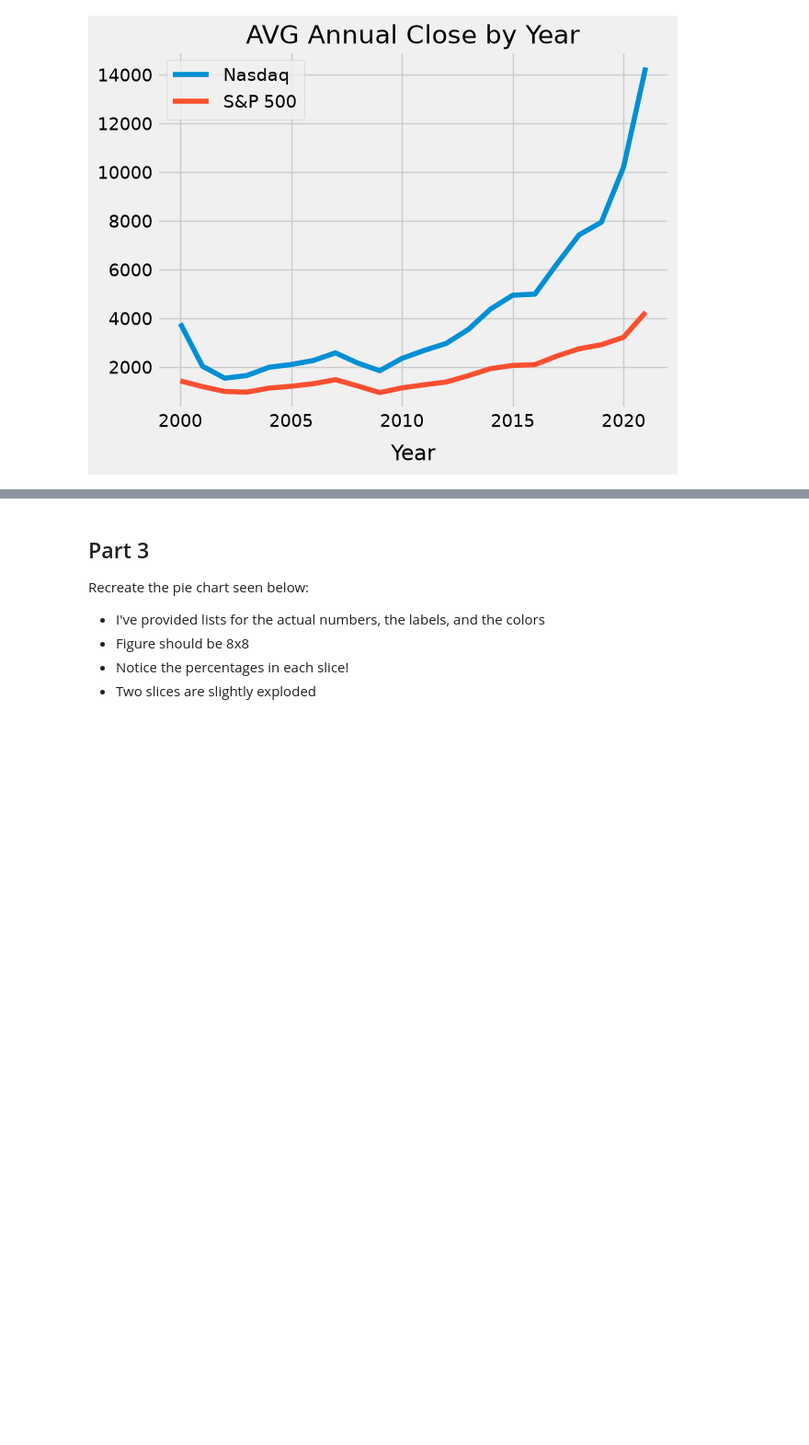
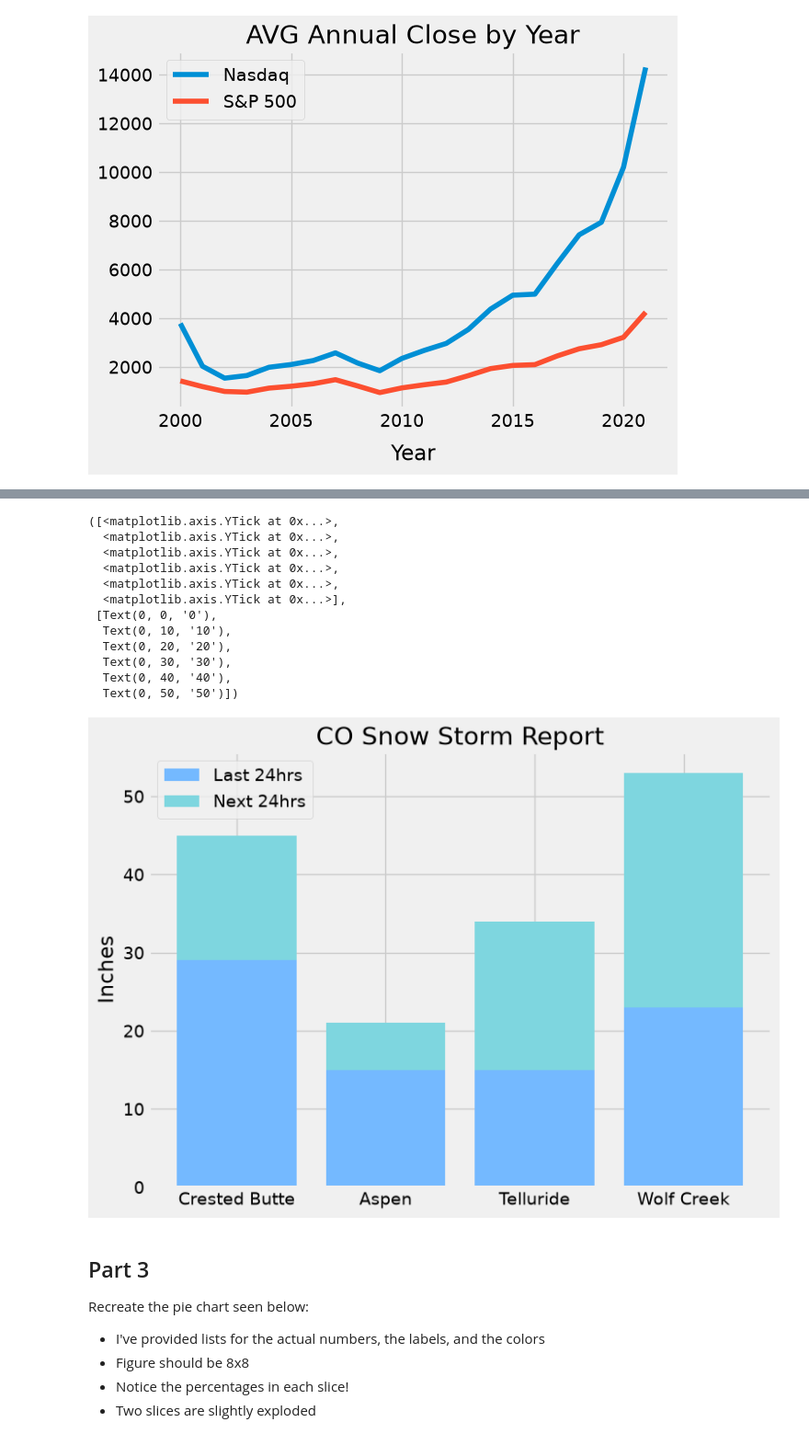
Before and after one commit to fernanda-schmidt/python-data-analysis-visualization, a Jupyter notebook: exercises/EXERCISE_11_Matplotlib.ipynb, the cells around one changed output, grey strips where cells are left out. Shown at 92% size. Drawn from its saved outputs; the diff is of its cells as text; code cells hidden in the pictures; blank space fills up the shorter version.

Commit message:
challenge 2 bar plot

```diff
--- a/exercises/EXERCISE_11_Matplotlib.ipynb
+++ b/exercises/EXERCISE_11_Matplotlib.ipynb
@@ -90,6 +90,29 @@ Please recreate the bar chart seen below.
 resorts = ["Crested Butte", "Aspen", "Telluride", "Wolf Creek"]
 snow_last_24 = [29,15,15,23]
 snow_next_24 = [16,6,19,30]
+# %%
+plt.figure(figsize=(8,6))
+plt.bar(resorts, snow_last_24, color='#74b9ff', label='Last 24hrs')
+plt.bar(resorts, snow_next_24, color='#7ed6df',
+        label='Next 24hrs', bottom=snow_last_24)
+plt.ylabel('Inches')
+plt.legend(loc='upper left')
+plt.title('CO Snow Storm Report')
+plt.yticks([0,10,20,30,40,50])
+# %% [output]
+([<matplotlib.axis.YTick at 0x...>,
+  <matplotlib.axis.YTick at 0x...>,
+  <matplotlib.axis.YTick at 0x...>,
+  <matplotlib.axis.YTick at 0x...>,
+  <matplotlib.axis.YTick at 0x...>,
+  <matplotlib.axis.YTick at 0x...>],
+ [Text(0, 0, '0'),
+  Text(0, 10, '10'),
+  Text(0, 20, '20'),
+  Text(0, 30, '30'),
+  Text(0, 40, '40'),
+  Text(0, 50, '50')])
+[figure, added]
 # %% [markdown]
 ## Part 3
 
```
